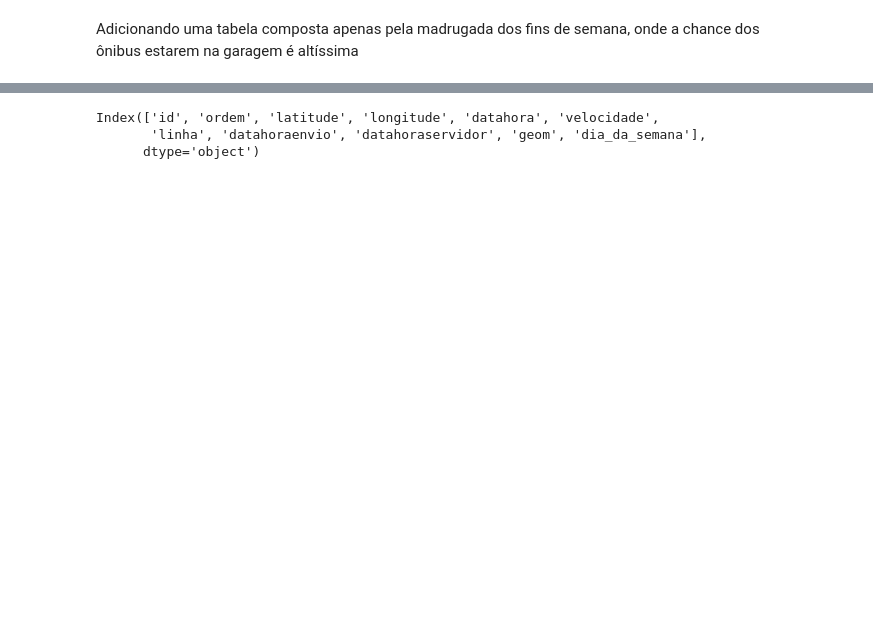
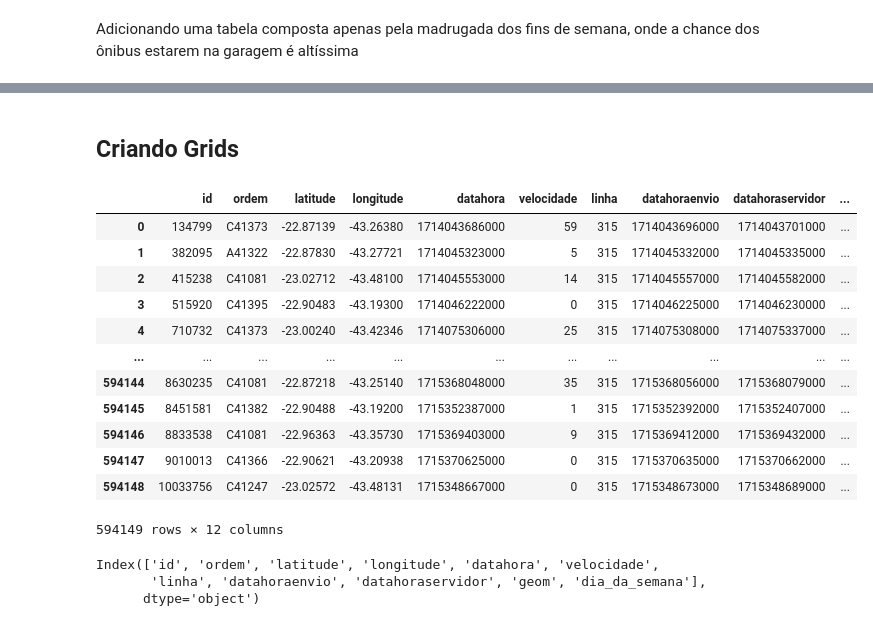
Before and after one commit to MrBarreto/DataMining, a Jupyter notebook: t3/t3.ipynb, the cells around one changed output, grey strips where cells are left out. Drawn from its saved outputs; the diff is of its cells as text; code cells hidden in the pictures; blank space fills up the shorter version.

```diff
--- a/t3/t3.ipynb
+++ b/t3/t3.ipynb
@@ -720,0 +612,5 @@ Criando Grids
+# %%
+arquivo_garagens = 'pontos_garagem.txt'
+# %%
+with open(arquivo_garagens, 'w') as f:
+    json.dump({'dicionario1': pontos_garagem}, f, indent=4)
@@ -721,5 +708,27 @@ Criando Grids
+# %% [markdown]
+## Criando Grids
 # %%
 teste = pd.read_sql(f"SELECT * FROM dias_uteis_combinado WHERE linha = '315'", conn)
+# %%
+teste['geometry'] = teste['geom'].apply(wkb.loads)
+# %%
+gdf = gpd.GeoDataFrame(teste, geometry='geometry')
+# %%
+gdf.set_crs(epsg=4326, inplace=True)
+# %% [output]
+|  | id | ordem | latitude | longitude | datahora | velocidade | linha | datahoraenvio | datahoraservidor | ... |
+| 0 | 134799 | C41373 | -22.87139 | -43.26380 | 1714043686000 | 59 | 315 | 1714043696000 | 1714043701000 | ... |
+| 1 | 382095 | A41322 | -22.87830 | -43.27721 | 1714045323000 | 5 | 315 | 1714045332000 | 1714045335000 | ... |
+| 2 | 415238 | C41081 | -23.02712 | -43.48100 | 1714045553000 | 14 | 315 | 1714045557000 | 1714045582000 | ... |
+| 3 | 515920 | C41395 | -22.90483 | -43.19300 | 1714046222000 | 0 | 315 | 1714046225000 | 1714046230000 | ... |
+| 4 | 710732 | C41373 | -23.00240 | -43.42346 | 1714075306000 | 25 | 315 | 1714075308000 | 1714075337000 | ... |
+| ... | ... | ... | ... | ... | ... | ... | ... | ... | ... | ... |
+| 594144 | 8630235 | C41081 | -22.87218 | -43.25140 | 1715368048000 | 35 | 315 | 1715368056000 | 1715368079000 | ... |
+| 594145 | 8451581 | C41382 | -22.90488 | -43.19200 | 1715352387000 | 1 | 315 | 1715352392000 | 1715352407000 | ... |
+| 594146 | 8833538 | C41081 | -22.96363 | -43.35730 | 1715369403000 | 9 | 315 | 1715369412000 | 1715369432000 | ... |
+| 594147 | 9010013 | C41366 | -22.90621 | -43.20938 | 1715370625000 | 0 | 315 | 1715370635000 | 1715370662000 | ... |
+| 594148 | 10033756 | C41247 | -23.02572 | -43.48131 | 1715348667000 | 0 | 315 | 1715348673000 | 1715348689000 | ... |
+594149 rows × 12 columns
 # %%
 teste.columns
 # %% [output]
```
Also changed, not shown: parts of 54 cells of this notebook, 3 other files.
